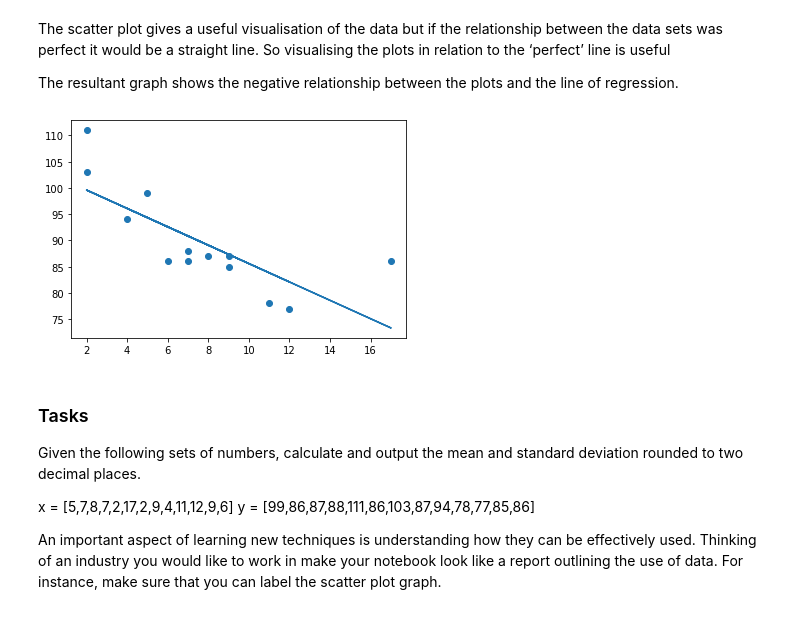
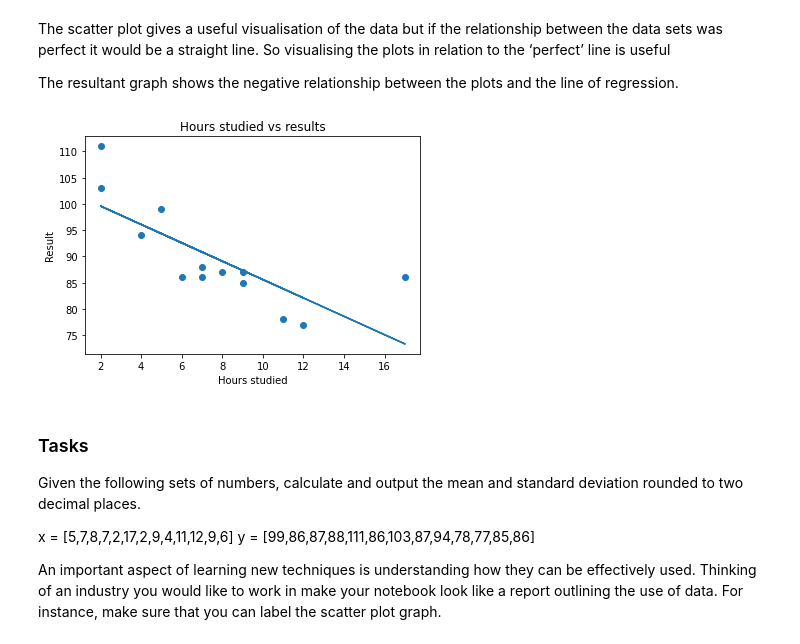
Before and after one commit to alexkinsey/GCU, a Jupyter notebook: Year 1/FoNCC/Practicals/Week 4.ipynb, the cells around one changed output. Drawn from its saved outputs; the diff is of its cells as text; code cells hidden in the pictures.

```diff
--- a/Year 1/FoNCC/Practicals/Week 4.ipynb
+++ b/Year 1/FoNCC/Practicals/Week 4.ipynb
@@ -25,22 +25,25 @@ The resultant graph shows the negative relationship between the plots and the li
 # %%
 import matplotlib.pyplot as plt
 from scipy import stats
 
 x = [5,7,8,7,2,17,2,9,4,11,12,9,6]
 y = [99,86,87,88,111,86,103,87,94,78,77,85,86]
 
 slope, intercept, r, p, std_err = stats.linregress(x, y)
 
 def myfunc(x):
   return slope * x + intercept
 
 mymodel = list(map(myfunc, x))
 
+plt.title("Hours studied vs results")
+plt.xlabel("Hours studied")
+plt.ylabel("Result")
 plt.scatter(x, y)
 plt.plot(x, mymodel)
 plt.show()
 # %% [output]
-[figure, old version]
+[figure, new version]
 # %% [markdown]
 ### Tasks
 
```
Also changed, not shown: parts of 1 cell of this notebook, 1 other file.
